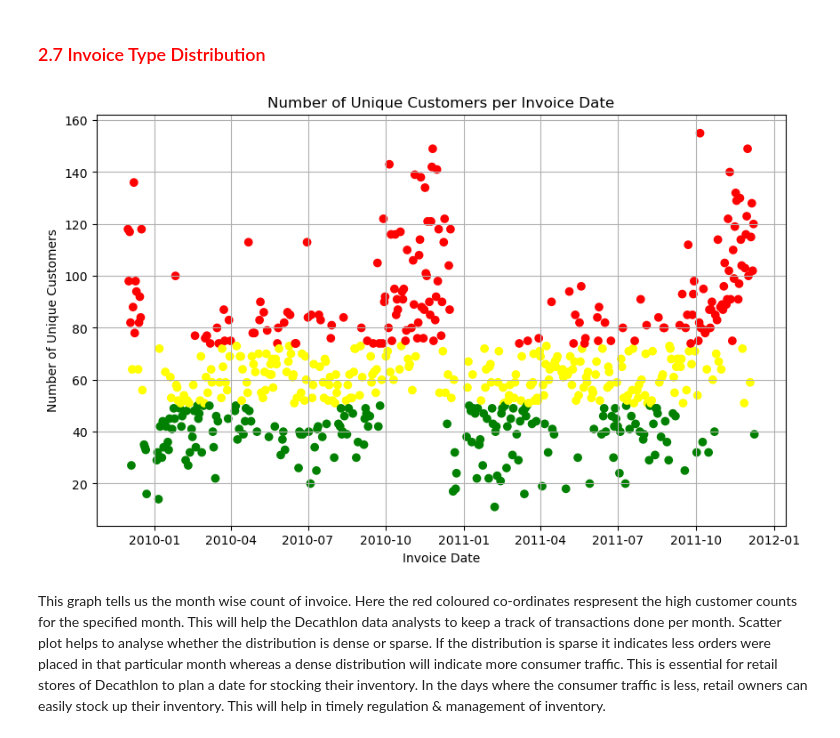
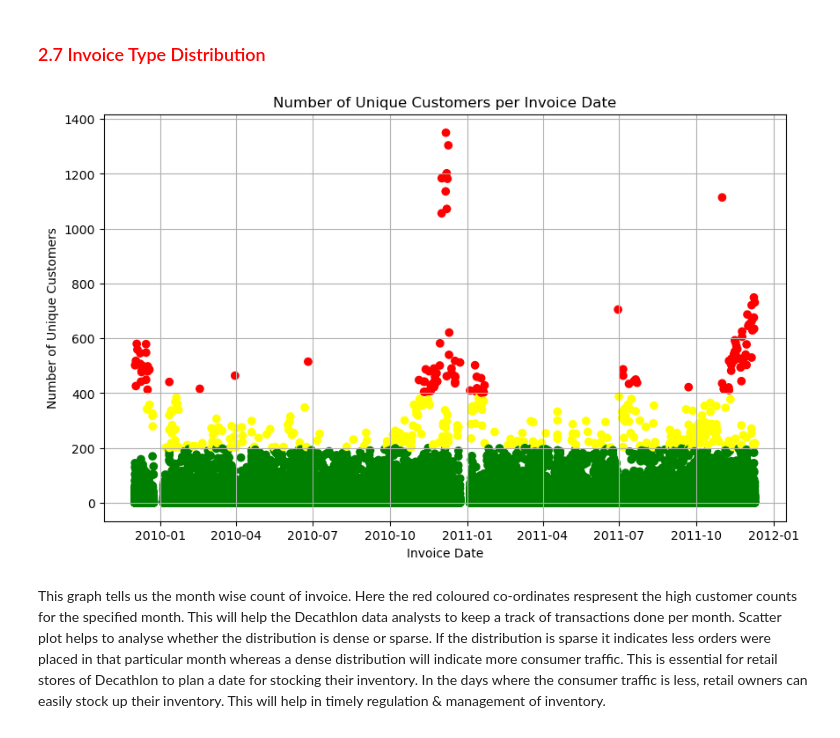
Before and after one commit to Ninad077/Machine_Learning-Decathlon_store_analysis, a Jupyter notebook: Decathlon_analysis.ipynb, the cells around one changed output. Saved outputs shown, nothing was run; the diff lists cells and outputs as text; code cells hidden in the pictures.

```diff
--- a/Decathlon_analysis.ipynb
+++ b/Decathlon_analysis.ipynb
@@ -329,24 +336,25 @@ this scenario, tracking the quantity will give an assurance to the dealer on the
 # %% [markdown]
 ### <font color = red>2.7 Invoice Type Distribution</font>
 # %%
-# Define thresholds for coloring
-threshold_high = np.percentile(customers_per_date.values, 70)
-threshold_low = np.percentile(customers_per_date.values, 30)
+customers_per_date = data.groupby('InvoiceDate')['Customer ID'].count()
+
+threshold_high = 400  # Set your threshold value here
+threshold_low = 200   # Set your threshold value here
 
 # Define colors based on thresholds
 colors = np.where(customers_per_date.values >= threshold_high, 'red',
                   np.where(customers_per_date.values <= threshold_low, 'green', 'yellow'))
 
 # Visualization
 plt.figure(figsize=(10, 6))
 plt.scatter(customers_per_date.index, customers_per_date.values, color=colors, marker='o')
 plt.title('Number of Unique Customers per Invoice Date')
 plt.xlabel('Invoice Date')
 plt.ylabel('Number of Unique Customers')
 plt.grid(True)
 plt.show()
 # %% [output]
-[figure, old version]
+[figure, new version]
 # %% [markdown]
 This graph tells us the month wise count of invoice. Here the red coloured co-ordinates respresent the high customer
 counts for the specified month. This will help the Decathlon data analysts to keep a track of transactions done per month.
```
Also changed, not shown: parts of 11 cells of this notebook, 2 other files.
